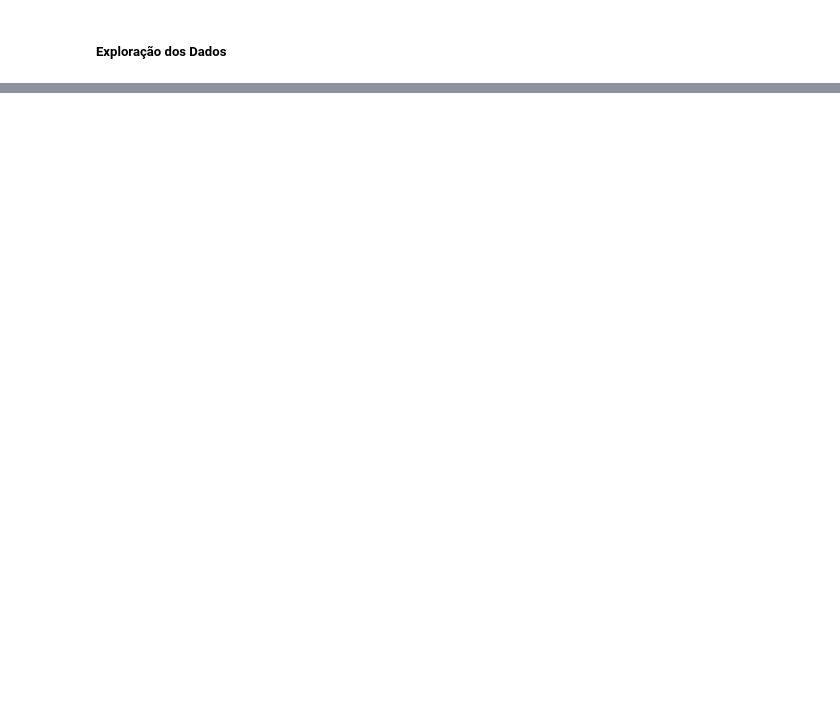
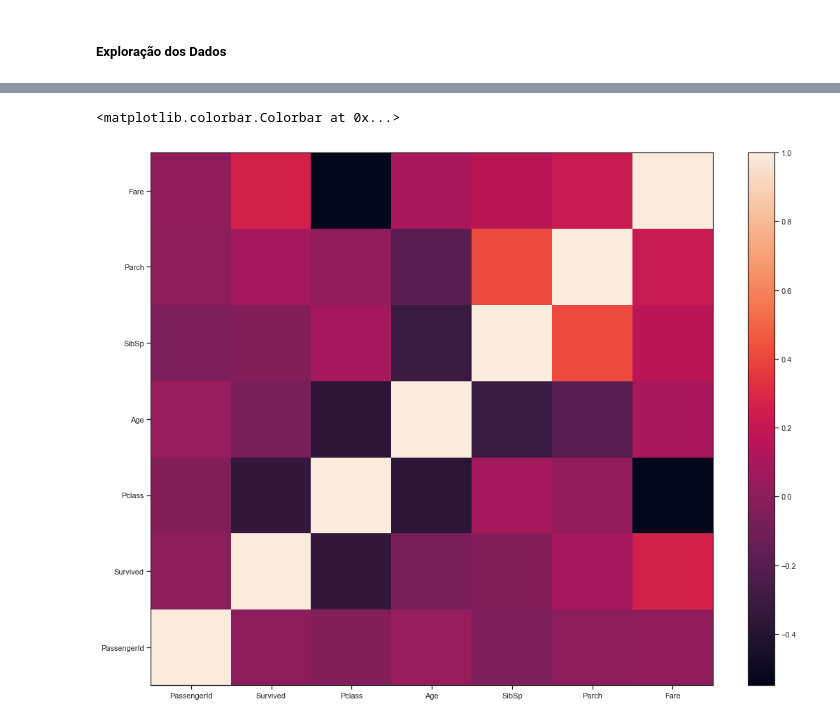
Before and after one commit to rgaliardi/Data-Science, a Jupyter notebook: MaratonaDSB/Titanic/Titanic.ipynb, the cells around one changed output, grey strips where cells are left out. Cells and saved outputs as stored; diff of their text form; code cells hidden in the pictures; blank space fills up the shorter version.

```diff
--- a/MaratonaDSB/Titanic/Titanic.ipynb
+++ b/MaratonaDSB/Titanic/Titanic.ipynb
@@ -51,0 +134,11 @@ scatter(dataset, 'Dept')
+# %%
+# Correlação Entre as Variáveis
+fig = plt.figure(figsize=(18, 14))
+corr = dstrain.corr()
+c = plt.pcolor(corr)
+plt.yticks(np.arange(0.5, len(corr.index), 1), corr.index)
+plt.xticks(np.arange(0.5, len(corr.columns), 1), corr.columns)
+fig.colorbar(c)
+# %% [output]
+<matplotlib.colorbar.Colorbar at 0x...>
+[figure, added]
```
Also changed, not shown: parts of 12 cells of this notebook.
